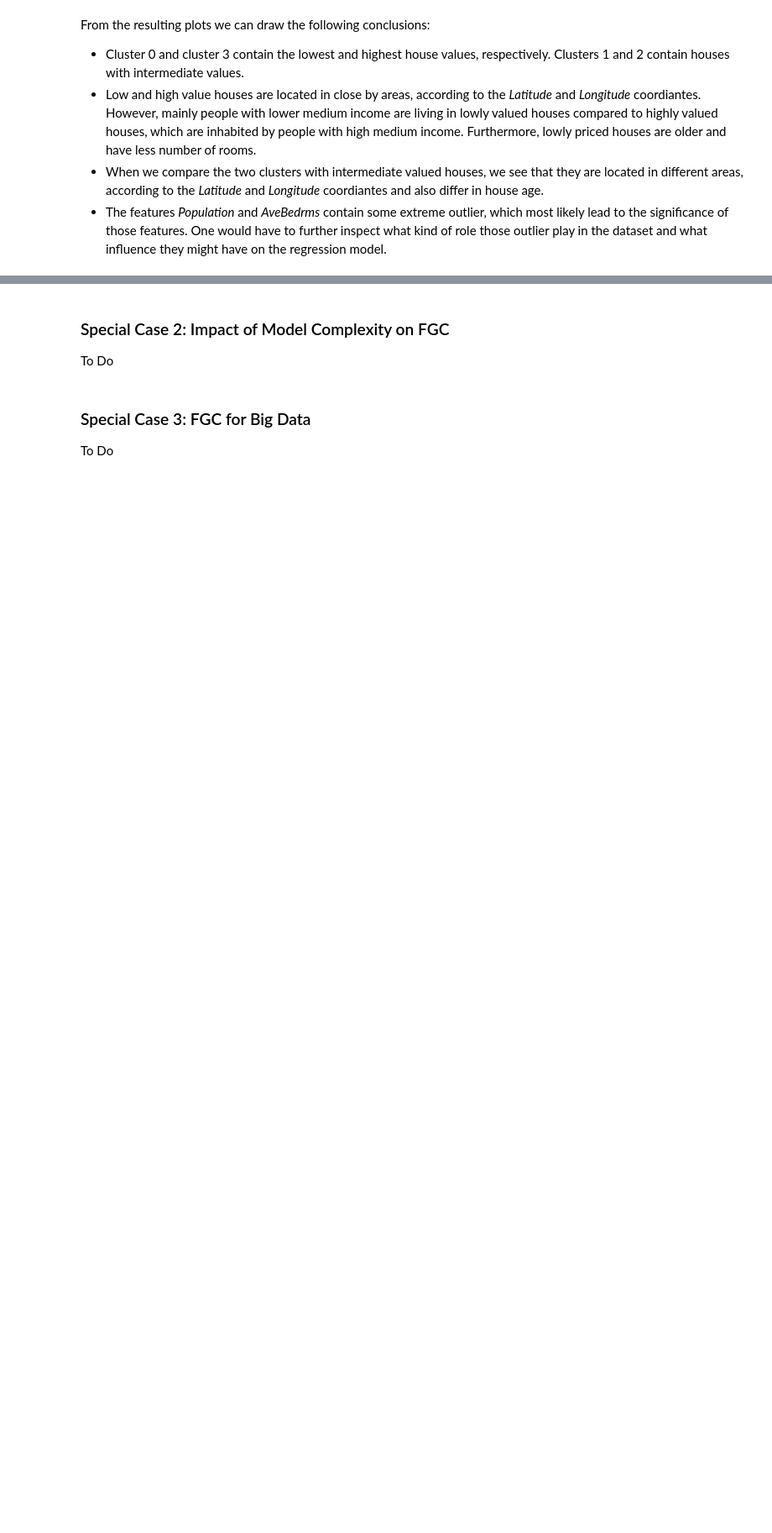
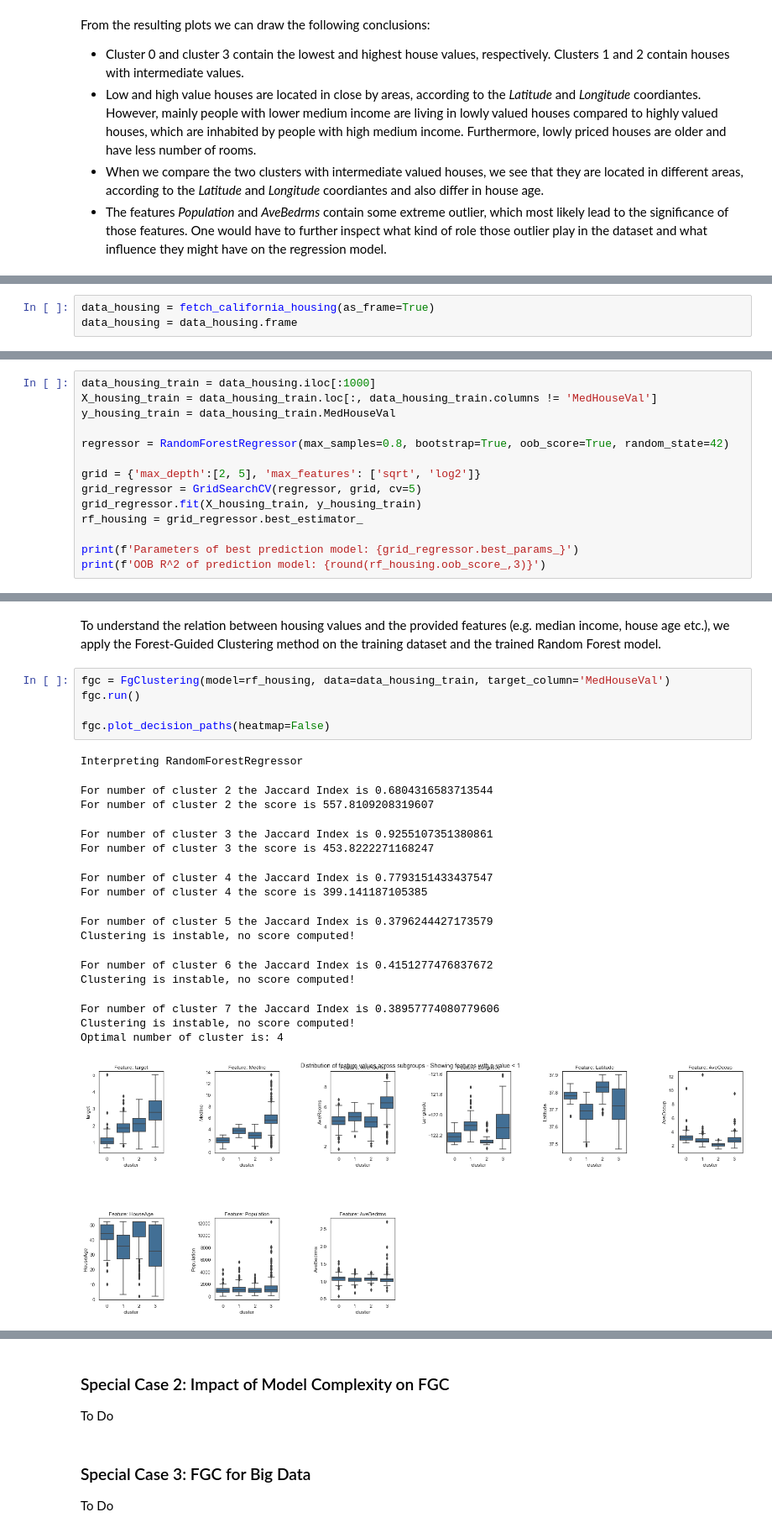
Before and after one commit to HelmholtzAI-Consultants-Munich/fg-clustering, a Jupyter notebook: tutorial.ipynb, the cells around one changed output, grey strips where cells are left out. Shown at 84% size. Cells and saved outputs as stored; diff of their text form; blank space fills up the shorter version.

```diff
--- a/tutorial.ipynb
+++ b/tutorial.ipynb
@@ -345,0 +346,3 @@ To Do
+# %%
+data_housing = fetch_california_housing(as_frame=True)
+data_housing = data_housing.frame
@@ -345,0 +351,14 @@ To Do
+# %%
+data_housing_train = data_housing.iloc[:1000]
+X_housing_train = data_housing_train.loc[:, data_housing_train.columns != 'MedHouseVal']
+y_housing_train = data_housing_train.MedHouseVal
+
+regressor = RandomForestRegressor(max_samples=0.8, bootstrap=True, oob_score=True, random_state=42)
+
+grid = {'max_depth':[2, 5], 'max_features': ['sqrt', 'log2']}
+grid_regressor = GridSearchCV(regressor, grid, cv=5)
+grid_regressor.fit(X_housing_train, y_housing_train)
+rf_housing = grid_regressor.best_estimator_
+
+print(f'Parameters of best prediction model: {grid_regressor.best_params_}')
+print(f'OOB R^2 of prediction model: {round(rf_housing.oob_score_,3)}')
@@ -345,0 +368,23 @@ To Do
+# %% [markdown]
+To understand the relation between housing values and the provided features (e.g. median income, house age etc.), we apply the Forest-Guided Clustering method on the training dataset and the trained Random Forest model.
+# %%
+fgc = FgClustering(model=rf_housing, data=data_housing_train, target_column='MedHouseVal')
+fgc.run()
+
+fgc.plot_decision_paths(heatmap=False)
+# %% [output]
+Interpreting RandomForestRegressor
+For number of cluster 2 the Jaccard Index is 0.6804316583713544
+For number of cluster 2 the score is 557.8109208319607
+For number of cluster 3 the Jaccard Index is 0.9255107351380861
+For number of cluster 3 the score is 453.8222271168247
+For number of cluster 4 the Jaccard Index is 0.7793151433437547
+For number of cluster 4 the score is 399.141187105385
+For number of cluster 5 the Jaccard Index is 0.3796244427173579
+Clustering is instable, no score computed!
+For number of cluster 6 the Jaccard Index is 0.4151277476837672
+Clustering is instable, no score computed!
+For number of cluster 7 the Jaccard Index is 0.38957774080779606
+Clustering is instable, no score computed!
+Optimal number of cluster is: 4
+[figure, added]
```
Also changed, not shown: parts of 14 cells of this notebook.
